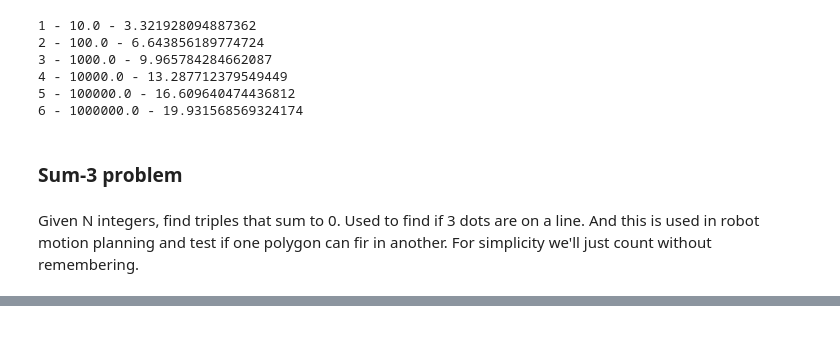
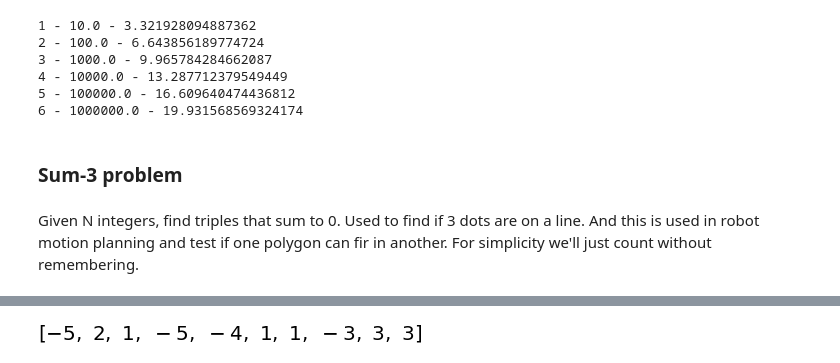
Before and after one commit to FallenGameR/LearningPython, a Jupyter notebook: CS/07 - Performance.ipynb, the cells around one changed output, grey strips where cells are left out. Drawn from its saved outputs; the diff is of its cells as text; code cells hidden in the pictures; blank space fills up the shorter version.

```diff
--- a/CS/07 - Performance.ipynb
+++ b/CS/07 - Performance.ipynb
@@ -36,0 +35,9 @@ enumerate?
+# %%
+from random import randrange
+
+def generator(n, shift):
+    return [randrange(-shift, shift) for _ in range(n)]
+
+generator(10, 5)
+# %% [output]
+[figure, added]
```
Also changed, not shown: parts of 34 cells of this notebook.
